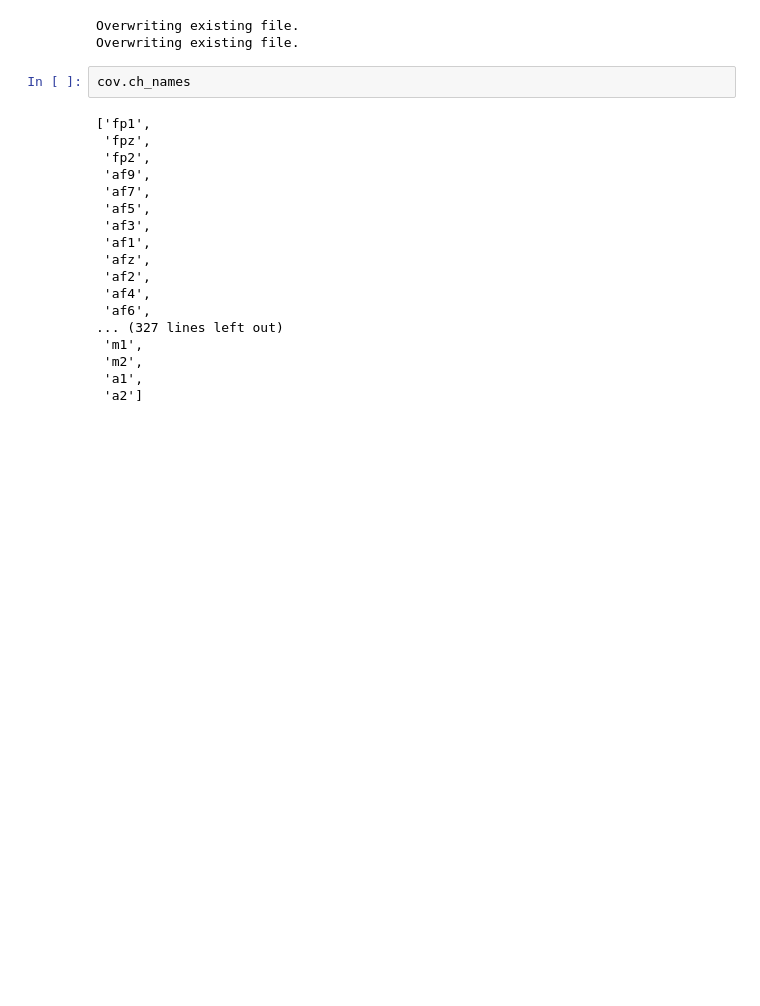
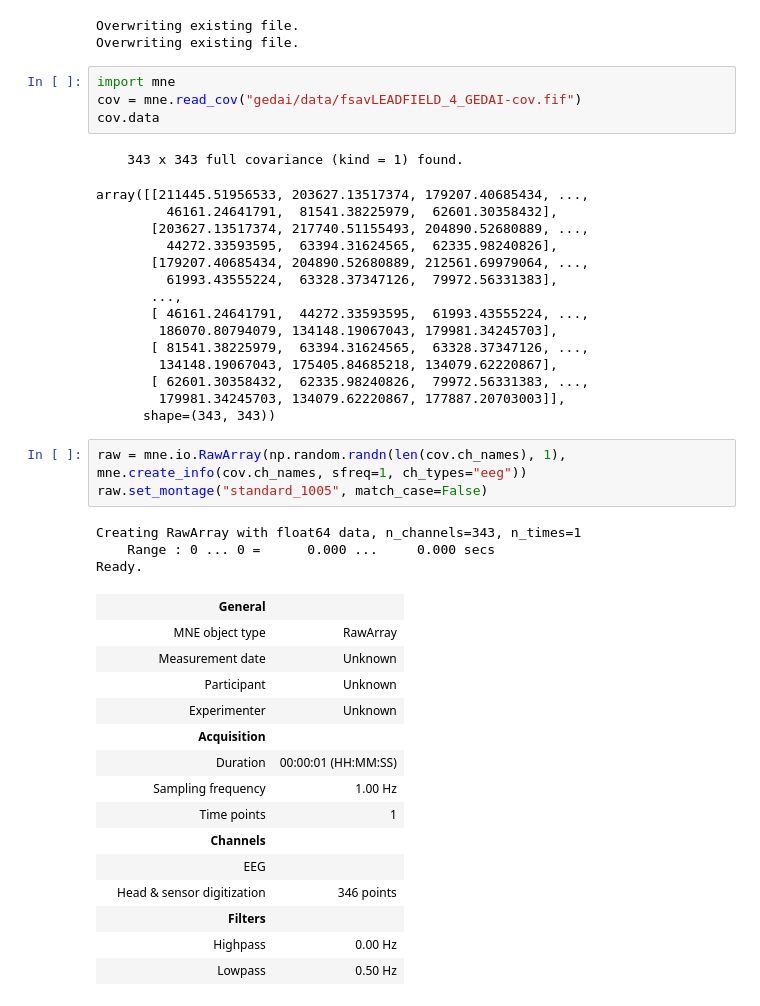
Before and after one commit to neurotuning/gedai, a Jupyter notebook: cov.ipynb, the cells around one changed output. Cells and saved outputs as stored; diff of their text form; blank space fills up the shorter version.

```diff
--- a/cov.ipynb
+++ b/cov.ipynb
@@ -32,22 +34,44 @@ cov.save("gedai/data/fsavLEADFIELD_4_GEDAI-cov.fif", overwrite=True)
 Overwriting existing file.
 Overwriting existing file.
 # %%
-cov.ch_names
+import mne
+cov = mne.read_cov("gedai/data/fsavLEADFIELD_4_GEDAI-cov.fif")
+cov.data
 # %% [output]
-['fp1',
- 'fpz',
- 'fp2',
- 'af9',
- 'af7',
- 'af5',
- 'af3',
- 'af1',
- 'afz',
- 'af2',
- 'af4',
- 'af6',
-... (327 lines left out)
- 'm1',
- 'm2',
- 'a1',
- 'a2']
+    343 x 343 full covariance (kind = 1) found.
+array([[211445.51956533, 203627.13517374, 179207.40685434, ...,
+         46161.24641791,  81541.38225979,  62601.30358432],
+       [203627.13517374, 217740.51155493, 204890.52680889, ...,
+         44272.33593595,  63394.31624565,  62335.98240826],
+       [179207.40685434, 204890.52680889, 212561.69979064, ...,
+         61993.43555224,  63328.37347126,  79972.56331383],
+       ...,
+       [ 46161.24641791,  44272.33593595,  61993.43555224, ...,
+        186070.80794079, 134148.19067043, 179981.34245703],
+       [ 81541.38225979,  63394.31624565,  63328.37347126, ...,
+        134148.19067043, 175405.84685218, 134079.62220867],
+       [ 62601.30358432,  62335.98240826,  79972.56331383, ...,
+        179981.34245703, 134079.62220867, 177887.20703003]],
+      shape=(343, 343))
+# %%
+raw = mne.io.RawArray(np.random.randn(len(cov.ch_names), 1), mne.create_info(cov.ch_names, sfreq=1, ch_types="eeg"))
+raw.set_montage("standard_1005", match_case=False)
+# %% [output]
+Creating RawArray with float64 data, n_channels=343, n_times=1
+    Range : 0 ... 0 =      0.000 ...     0.000 secs
+Ready.
+|  | General |  |
+|  | MNE object type | RawArray |
+|  | Measurement date | Unknown |
+|  | Participant | Unknown |
+|  | Experimenter | Unknown |
+|  | Acquisition |  |
+|  | Duration | 00:00:01 (HH:MM:SS) |
+|  | Sampling frequency | 1.00 Hz |
+|  | Time points | 1 |
+|  | Channels |  |
+|  | EEG |  |
+|  | Head & sensor digitization | 346 points |
+|  | Filters |  |
+|  | Highpass | 0.00 Hz |
+|  | Lowpass | 0.50 Hz |
```
Also changed, not shown: parts of 5 cells of this notebook, 4 other files.
